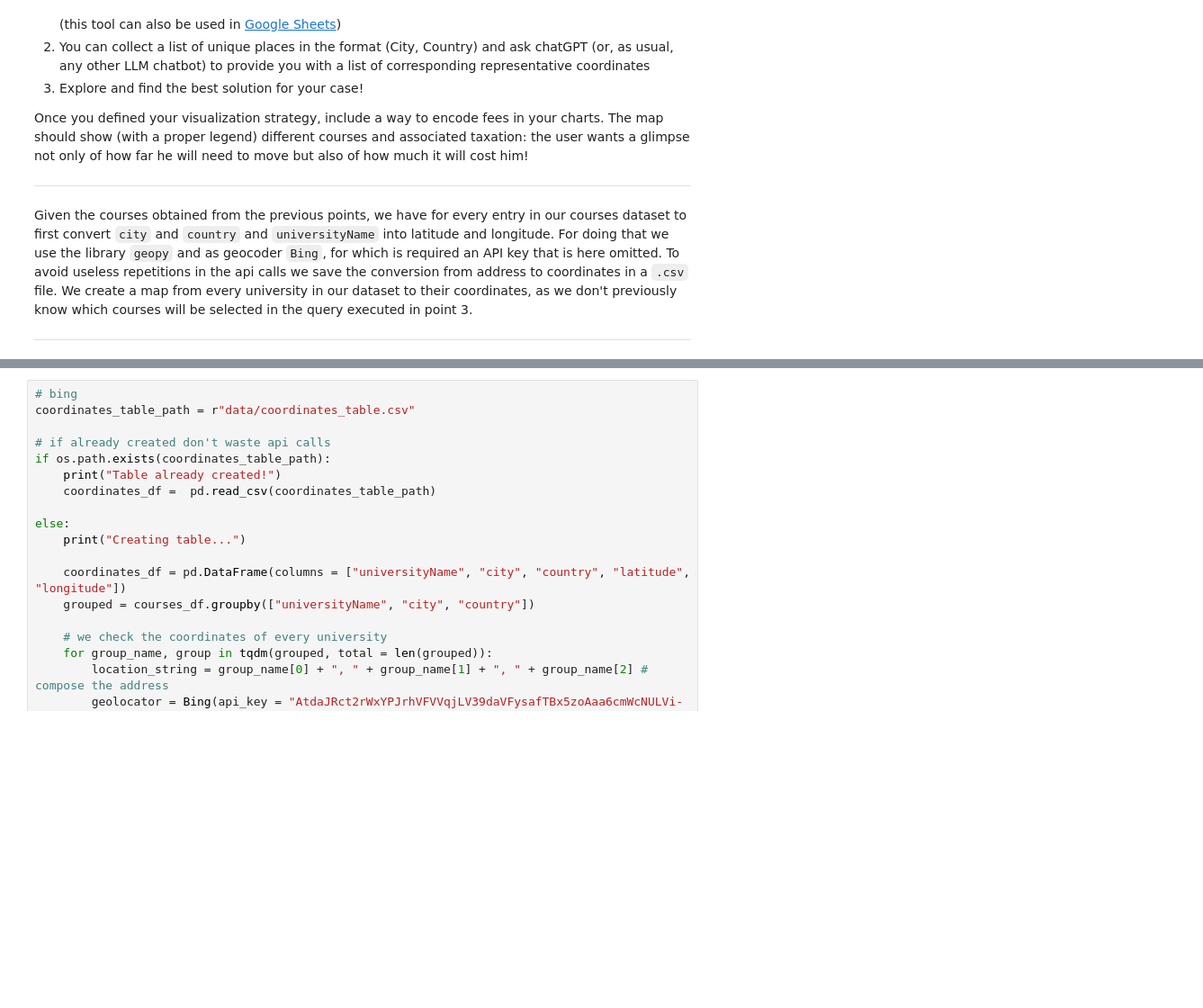
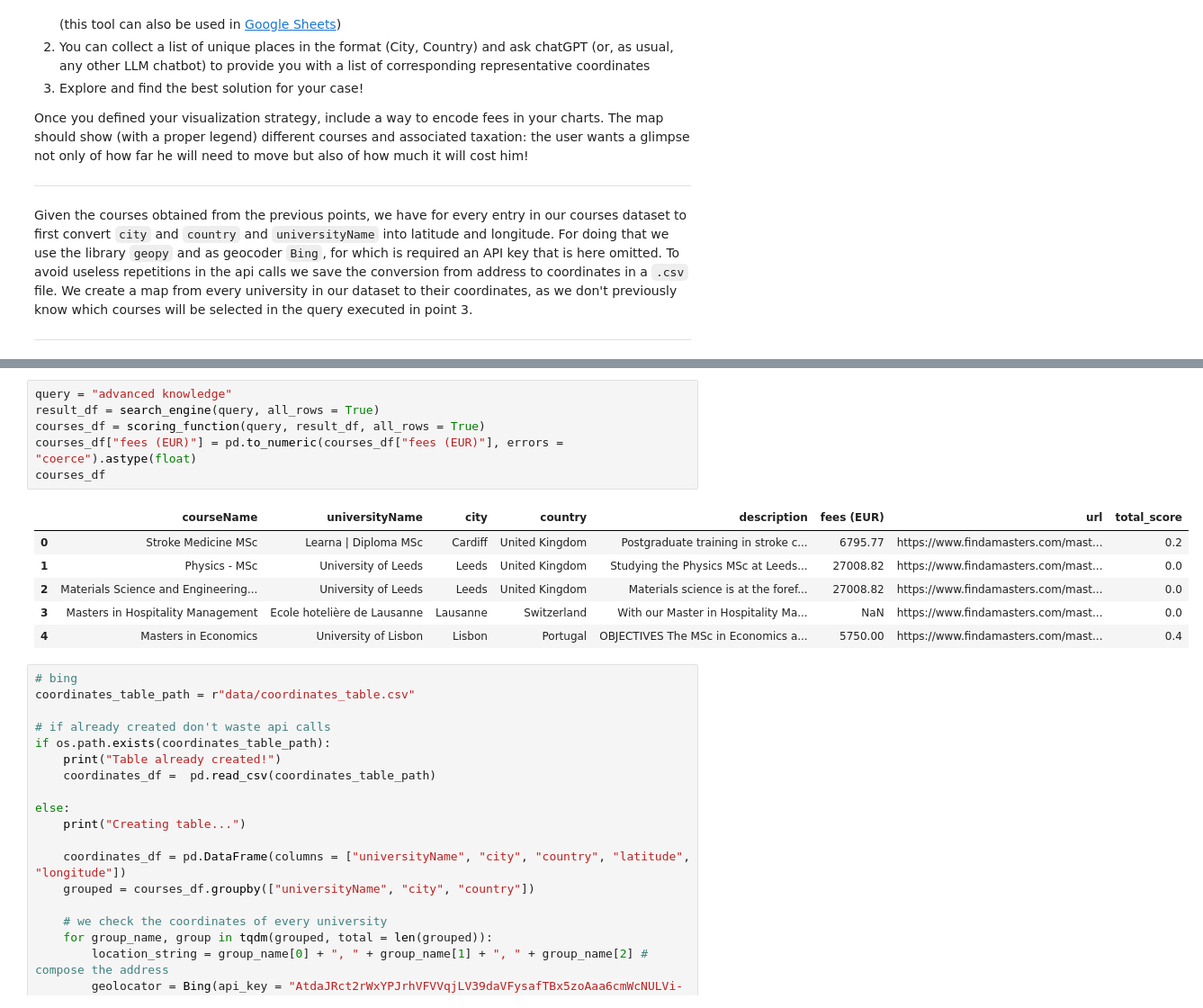
Before and after one commit to LorenzoPannacci/ADM-HW3, a Jupyter notebook: main.ipynb, the cells around one changed output, grey strips where cells are left out. Shown at 90% size. Drawn from its saved outputs; the diff is of its cells as text; blank space fills up the shorter version.

```diff
--- a/main.ipynb
+++ b/main.ipynb
@@ -1052,6 +1149,19 @@ courses_df
 | 5998 | Materials Engineering with Indust... | Swansea University | School of Engineering and Applied... | Full time | Our MSc in Materials Engineering ... | September | For current fees of the Materials... | MSc | ... |
 | 5999 | Materials for Energy and Environm... | University College London | Department of Chemistry | Full time | Register your interest in graduat... | September | Full time - £14,100 | MSc | ... |
 5979 rows × 14 columns
+# %%
+query = "advanced knowledge"
+result_df = search_engine(query, all_rows = True)
+courses_df = scoring_function(query, result_df, all_rows = True)
+courses_df["fees (EUR)"] = pd.to_numeric(courses_df["fees (EUR)"], errors = "coerce").astype(float)
+courses_df
+# %% [output]
+|  | courseName | universityName | city | country | description | fees (EUR) | url | total_score |
+| 0 | Stroke Medicine MSc | Learna | Diploma MSc | Cardiff | United Kingdom | Postgraduate training in stroke c... | 6795.77 | https://www.findamasters.com/mast... | 0.2 |
+| 1 | Physics - MSc | University of Leeds | Leeds | United Kingdom | Studying the Physics MSc at Leeds... | 27008.82 | https://www.findamasters.com/mast... | 0.0 |
+| 2 | Materials Science and Engineering... | University of Leeds | Leeds | United Kingdom | Materials science is at the foref... | 27008.82 | https://www.findamasters.com/mast... | 0.0 |
+| 3 | Masters in Hospitality Management | Ecole hotelière de Lausanne | Lausanne | Switzerland | With our Master in Hospitality Ma... | NaN | https://www.findamasters.com/mast... | 0.0 |
+| 4 | Masters in Economics | University of Lisbon | Lisbon | Portugal | OBJECTIVES The MSc in Economics a... | 5750.00 | https://www.findamasters.com/mast... | 0.4 |
 # %%
 # bing
 coordinates_table_path = r"data/coordinates_table.csv"
```
Also changed, not shown: parts of 14 cells of this notebook.
